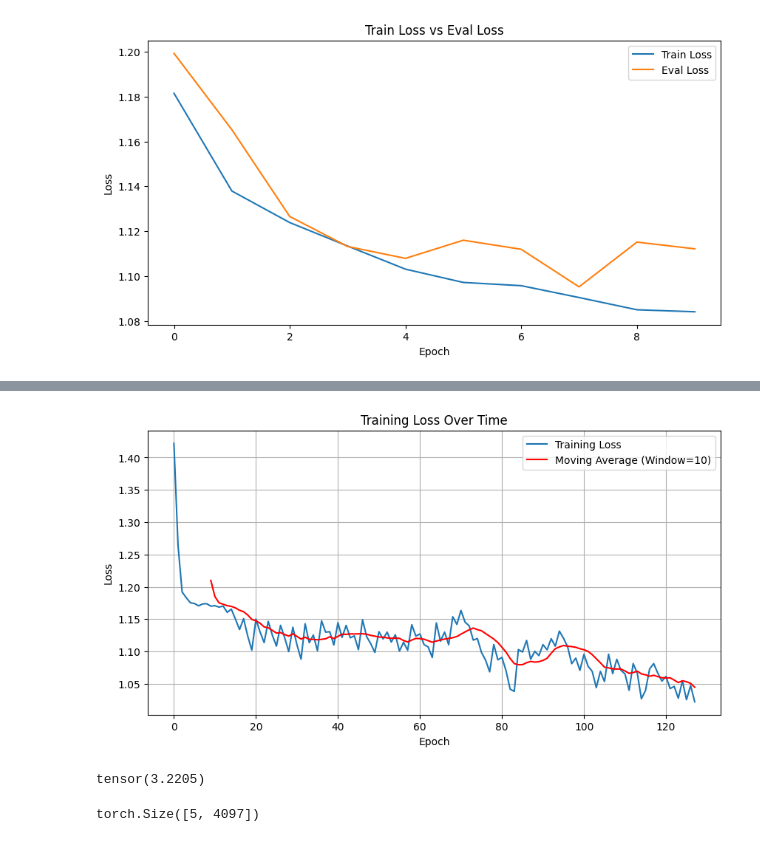
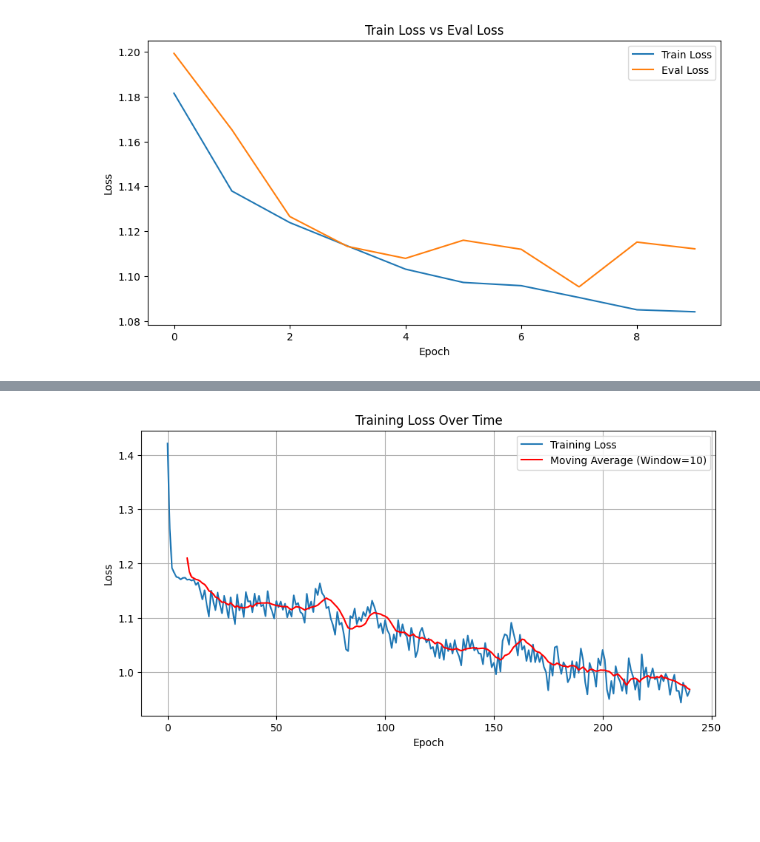
Before and after one commit to ZiJie-Duan/Freckers-Zero, a Jupyter notebook: freckers/node.ipynb, the cells around one changed output, grey strips where cells are left out. Cells and saved outputs as stored; diff of their text form; code cells hidden in the pictures; blank space fills up the shorter version.

```diff
--- a/freckers/node.ipynb
+++ b/freckers/node.ipynb
@@ -223,22 +157,22 @@ import numpy as np
 # %%
 import torch
 # %%
-data = torch.load(r"C:\Users\lucyc\Desktop\models\68.pth")
+data = torch.load(r"C:\Users\lucyc\Desktop\models\134.pth")
 import matplotlib.pyplot as plt
 import numpy as np
 plt.figure(figsize=(10, 5))
 plt.plot(data["loss_rec"], label='Training Loss')
 
 # 计算并绘制移动平均线
 window_size = 10  # 设置移动平均窗口大小
 moving_avg = np.convolve(data["loss_rec"], np.ones(window_size)/window_size, mode='valid')
 plt.plot(range(window_size-1, len(data["loss_rec"])), moving_avg, label=f'Moving Average (Window={window_size})', color='red')
 
 plt.title('Training Loss Over Time')
 plt.xlabel('Epoch')
 plt.ylabel('Loss')
 plt.legend()
 plt.grid(True)
 plt.show()
 # %% [output]
-[figure, old version]
+[figure, new version]
@@ -289,31 +178,0 @@ pred_main = pred_main * main_mask
-# %%
-
-B, C, H, W = pred_main.shape
-main_mask_flat = main_mask.view(B, -1)
-main_mask_flat = torch.concat((main_mask_flat, torch.ones(B, 1, dtype=torch.bool)), dim=1)
-pred_main_flat = pred_main.view(B, -1)  # -1 自动计算 H*W
-pred_main_flat = torch.concat((pred_main_flat, pred_grow_mean.view(B, 1)), dim=1)
-label_main_flat = label_main.view(B, -1)  # -1 自动计算 H*W
-label_main_flat = torch.concat((label_main_flat, label_grow_mean.view(B, 1)), dim=1)
-
-loss = 0
-count = 0
-for i in range(B):
-    log_softmax = F.log_softmax(pred_main_flat[i][main_mask_flat[i]])
-    labels = label_main_flat[i][main_mask_flat[i]]
-    loss += - (labels * log_softmax).sum()  # (B, 8, 8)
-    count += len(labels)
-
-loss/count
-
-
-# pred_main_softmax = torch.stack(pred_softmax)
-# labels = torch.stack(labels)
-
-# cross_entropy = - (labels * pred_main_softmax).sum(dim=1)  # (B, 8, 8)
-# %% [output]
-tensor(3.2205)
-# %%
-pred_main_softmax.shape
-# %% [output]
-torch.Size([5, 4097])
```
Also changed, not shown: parts of 29 cells of this notebook, 4 other files.
